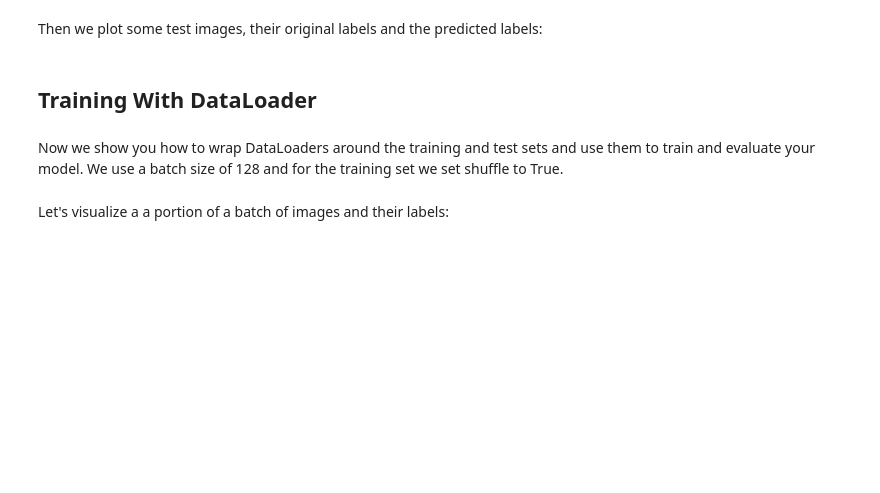
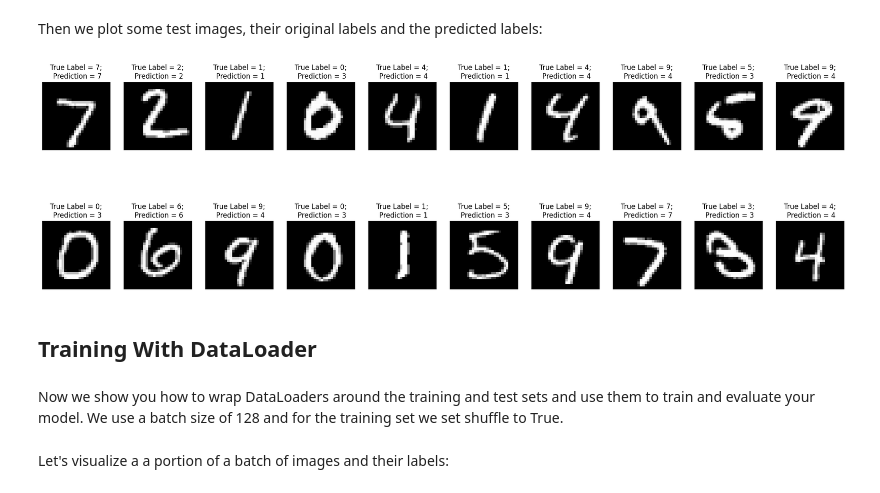
Before and after one commit to daanbrugmans/ru-security-and-privacy-of-machine-learning-23-24, a Jupyter notebook: week-3/2_Model_Training.ipynb, the cells around one changed output. Saved outputs shown, nothing was run; the diff lists cells and outputs as text; code cells hidden in the pictures; blank space fills up the shorter version.

```diff
--- a/week-3/2_Model_Training.ipynb
+++ b/week-3/2_Model_Training.ipynb
@@ -40,8 +42,8 @@ print(device)
 Like explained in a previous tutorial, we will load the training and test set of the MNIST dataset. We already transform all data to tensor format.
 # %%
 # DataLoaders code
-train_set = torchvision.datasets.MNIST(root='./data', transform=transforms.Compose([transforms.ToTensor()]), download=True, train=True)
-test_set = torchvision.datasets.MNIST(root='./data', transform=transforms.Compose([transforms.ToTensor()]), download=True, train=False)
+train_set = torchvision.datasets.MNIST(root='d:\Datasets', transform=transforms.Compose([transforms.ToTensor()]), download=True, train=True)
+test_set = torchvision.datasets.MNIST(root='d:\Datasets', transform=transforms.Compose([transforms.ToTensor()]), download=True, train=False)
 # %% [markdown]
 ## Model
 
@@ -207,10 +212,12 @@ Then we plot some test images, their original labels and the predicted labels:
 # %%
 test_images = [test_set[i][0] for i in range(0,20)]
 test_images = torch.stack(test_images)
 test_labels = [test_set[i][1] for i in range(0,20)]
 test_preds = [test_predictions[i] for i in range(0,20)]
 
-plot_images(test_images,test_labels,test_preds)
+plot_predictions(test_images,test_labels,test_preds)
+# %% [output]
+[figure, added]
 # %% [markdown]
 ## Training With DataLoader
 # %% [markdown]
```
Also changed, not shown: parts of 29 cells of this notebook, 2 other files.
